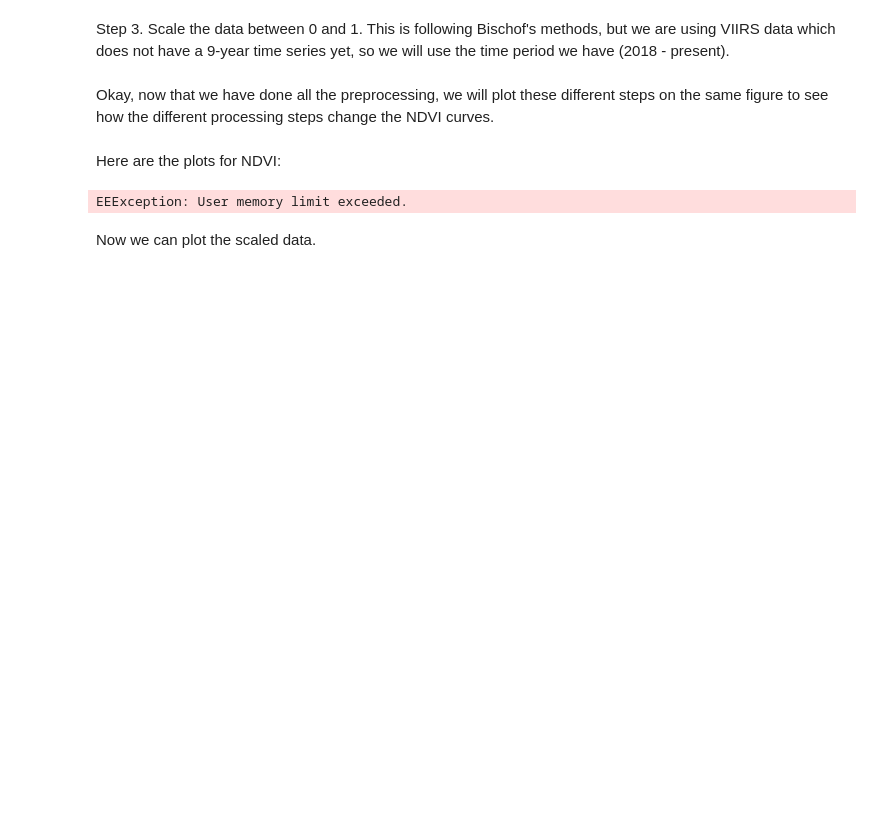
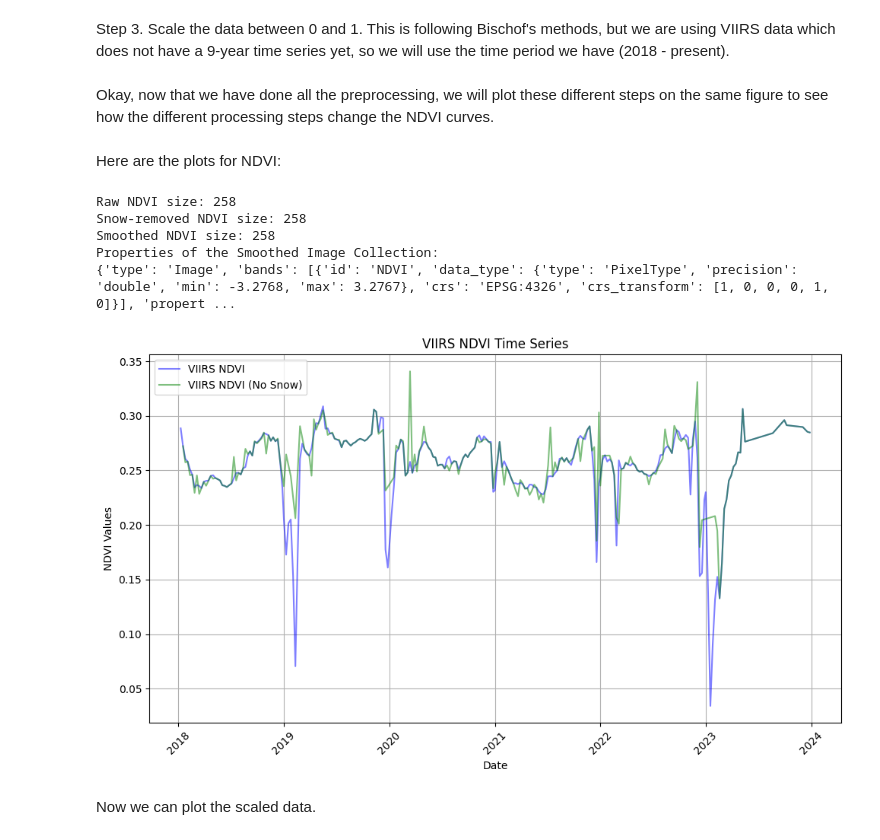
Before and after one commit to tlasharr/DroughtSurfing, a Jupyter notebook: RemoteSensingProcessing/1_PreProcessVIIRS_JN.ipynb, the cells around one changed output. Drawn from its saved outputs; the diff is of its cells as text; code cells hidden in the pictures; blank space fills up the shorter version.

Commit message:
Fixing the smoothing function.
The smoothing function is still running into memory issues. Still working to fix it, but it's not working yet.

```diff
--- a/RemoteSensingProcessing/1_PreProcessVIIRS_JN.ipynb
+++ b/RemoteSensingProcessing/1_PreProcessVIIRS_JN.ipynb
@@ -260,58 +294,77 @@ def get_time_series(image_collection, region, scale, band):
 
 ## convert dates to readable format
 def convert_dates(dates):
-    return [datetime.utcfromtimestamp(date / 1000) for date in dates]
+    return [datetime.fromtimestamp(date / 1000, tz=timezone.utc) for date in dates]
 # %% [markdown]
 Here are the plots for NDVI:
 # %%
+## some debugging stuff
+## check the size of the original and smoothed collections
+raw_ndvi_size = clipped_viirs_ndvi.size().getInfo()
+snow_removed_size = viirs_ndvi_without_snow.size().getInfo()
+smoothed_ndvi_size = smoothed_viirs_ndvi.size().getInfo()
+
+print(f"Raw NDVI size: {raw_ndvi_size}")
+print(f"Snow-removed NDVI size: {snow_removed_size}")
+print(f"Smoothed NDVI size: {smoothed_ndvi_size}")
+
+## check the properties of the smoothed images
+smoothed_image_info = smoothed_viirs_ndvi.first().getInfo()
+print("Properties of the Smoothed Image Collection:")
+print(smoothed_image_info)
+
 
 viirs_ndvi_dates, viirs_ndvi_values = get_time_series(clipped_viirs_ndvi, reprojected_roi,
                                                       scale=int(target_crs_scale.getInfo()), band='NDVI')
 
-
 viirs_ndvi_dates2, viirs_ndvi_values2 = get_time_series(viirs_ndvi_without_snow, reprojected_roi,
                                                       scale=int(target_crs_scale.getInfo()), band='NDVI')
 
-viirs_ndvi_dates3, viirs_ndvi_values3 = get_time_series(smoothed_viirs_ndvi, reprojected_roi,
-                                                      scale=int(target_crs_scale.getInfo()), band='NDVI')
+#viirs_ndvi_dates3, viirs_ndvi_values3 = get_time_series(smoothed_viirs_ndvi, reprojected_roi,
+#                                                      scale=int(target_crs_scale.getInfo()), band='NDVI')
 
 ## get converted dates for each time series
 viirs_ndvi_dates = convert_dates(viirs_ndvi_dates)
 viirs_ndvi_dates2 = convert_dates(viirs_ndvi_dates2)
-viirs_ndvi_dates3 = convert_dates(viirs_ndvi_dates3)
+# viirs_ndvi_dates3 = convert_dates(viirs_ndvi_dates3)
 
 ## create the plot
 plt.figure(figsize=(10, 6))
 
 ## plot the first time series
 plt.plot(viirs_ndvi_dates, viirs_ndvi_values,
          label='VIIRS NDVI', color='blue', linestyle='-', alpha=0.5)
 
 ## plot the second time series
 plt.plot(viirs_ndvi_dates2, viirs_ndvi_values2,
          label='VIIRS NDVI (No Snow)', color='green', linestyle='-', alpha=0.5)
 
 ## plot the third time series
-plt.plot(viirs_ndvi_dates3, viirs_ndvi_values3,
-         label='VIIRS NDVI (Smoothed)', color='red', linestyle='-', alpha=0.5)
+#plt.plot(viirs_ndvi_dates3, viirs_ndvi_values3,
+#         label='VIIRS NDVI (Smoothed)', color='red', linestyle='-', alpha=0.5)
 
 ## add labels and title
 plt.xlabel('Date')
 plt.ylabel('NDVI Values')
 plt.title('VIIRS NDVI Time Series')
 
 ## rotate x-axis labels for better readability
 plt.xticks(rotation=45)
 
 ## add grid and legend
 plt.grid(True)
 plt.legend()
 
 ## show the plot
 plt.tight_layout()
 plt.show()
 # %% [output]
-EEException: User memory limit exceeded.
+Raw NDVI size: 258
+Snow-removed NDVI size: 258
+Smoothed NDVI size: 258
+Properties of the Smoothed Image Collection:
+{'type': 'Image', 'bands': [{'id': 'NDVI', 'data_type': {'type': 'PixelType', 'precision': 'double', 'min': -3.2768, 'max': 3.2767}, 'crs': 'EPSG:4326', 'crs_transform': [1, 0, 0, 0, 1, 0]}], 'propert ...
+[figure, added]
 # %% [markdown]
 Now we can plot the scaled data.
 # %%
```
Also changed, not shown: parts of 4 cells of this notebook.
